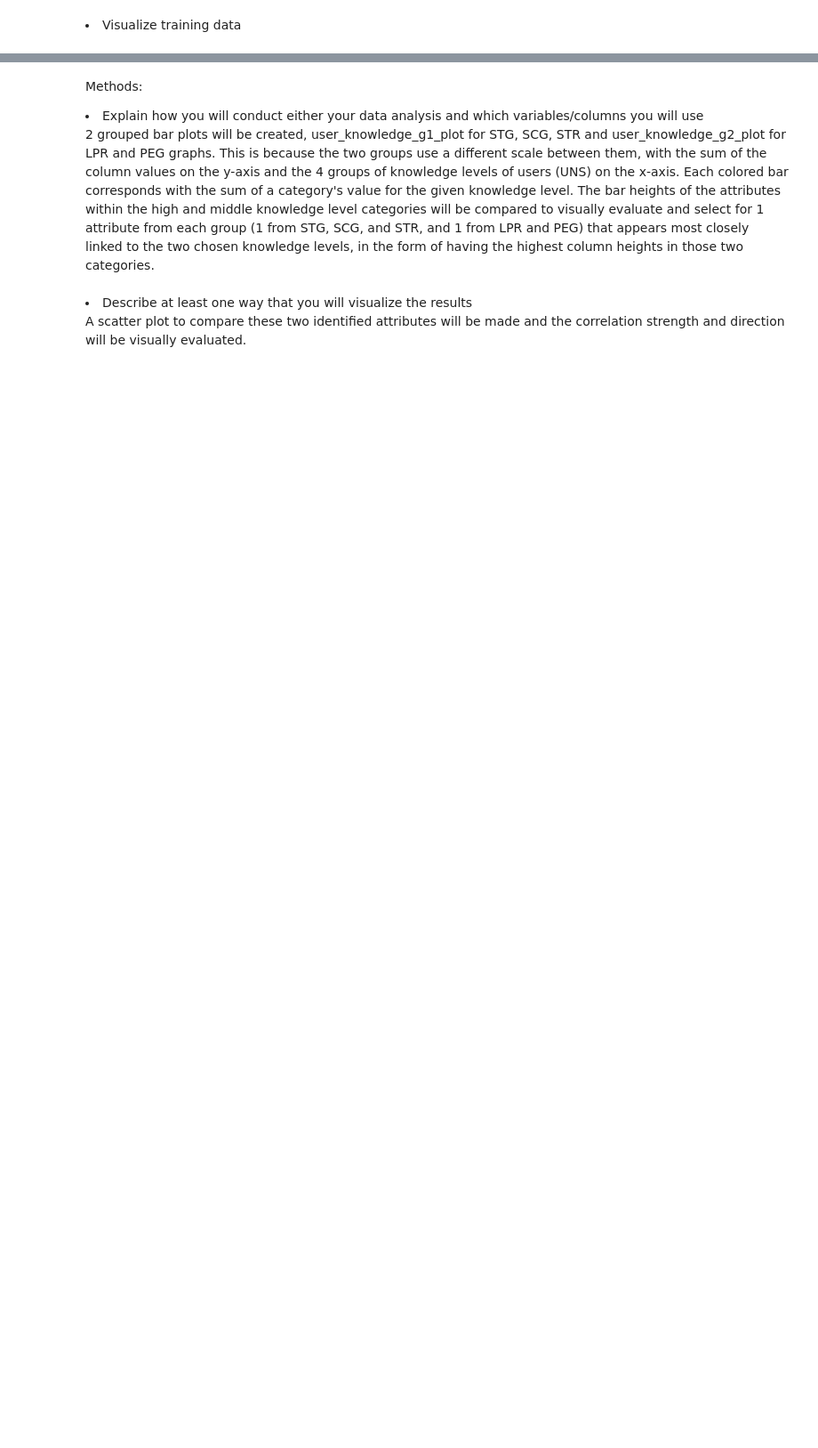
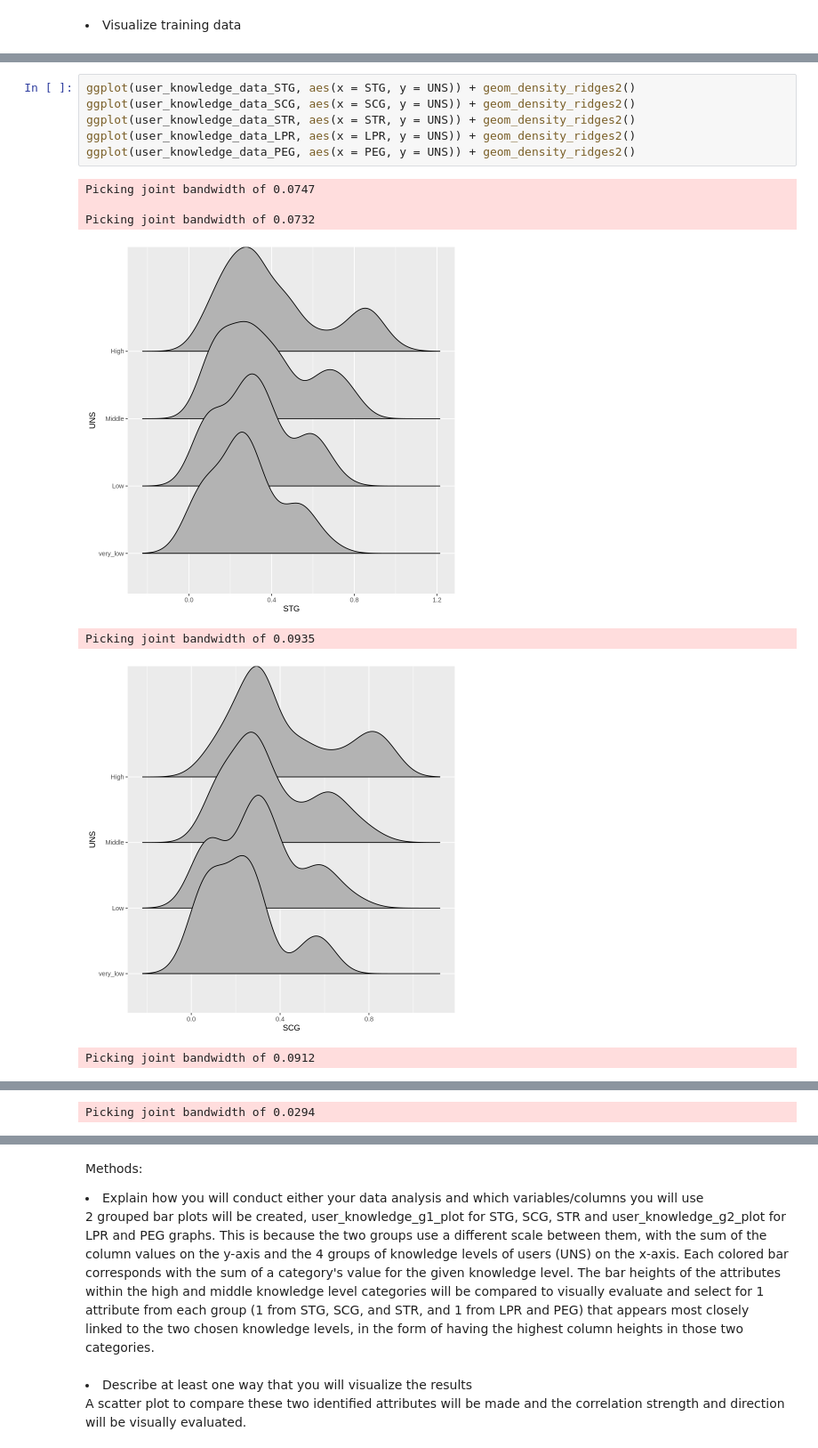
Before and after one commit to moirarenata/Analysis-of-Attributes-Relating-to-User-Knowledge-Levels-Pertaining-to-DC-Machines-in-a-Given-Datase, a Jupyter notebook: project_actual_allvalues.ipynb, the cells around one changed output, grey strips where cells are left out. Shown: that part at 89% size. Cells and saved outputs as stored; diff of their text form; blank space fills up the shorter version.

```diff
--- a/project_actual_allvalues.ipynb
+++ b/project_actual_allvalues.ipynb
@@ -368,0 +266,14 @@ A tibble: 304 × 2
+# %%
+ggplot(user_knowledge_data_STG, aes(x = STG, y = UNS)) + geom_density_ridges2()
+ggplot(user_knowledge_data_SCG, aes(x = SCG, y = UNS)) + geom_density_ridges2()
+ggplot(user_knowledge_data_STR, aes(x = STR, y = UNS)) + geom_density_ridges2()
+ggplot(user_knowledge_data_LPR, aes(x = LPR, y = UNS)) + geom_density_ridges2()
+ggplot(user_knowledge_data_PEG, aes(x = PEG, y = UNS)) + geom_density_ridges2()
+# %% [output]
+Picking joint bandwidth of 0.0747
+
+Picking joint bandwidth of 0.0732
+[figure, added]
+Picking joint bandwidth of 0.0935
+[figure, added]
+Picking joint bandwidth of 0.0912
@@ -368,0 +281 @@ A tibble: 304 × 2
+Picking joint bandwidth of 0.0294
```
Also changed, not shown: parts of 4 cells of this notebook.
